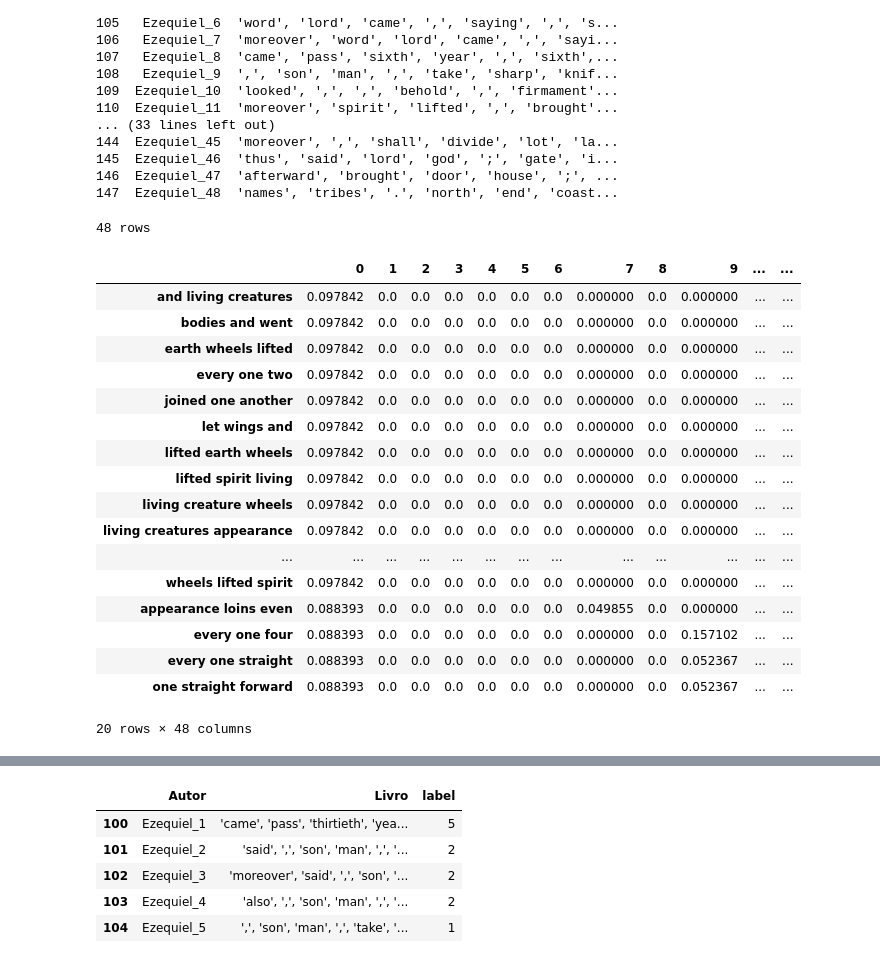
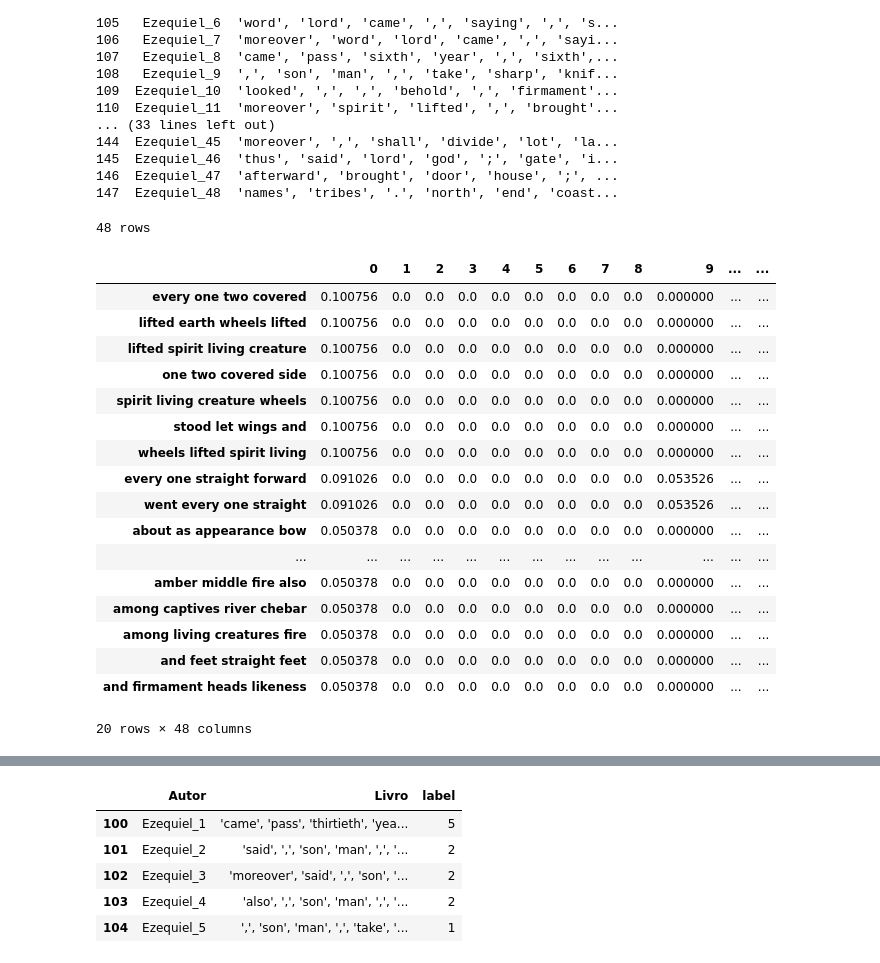
Before and after one commit to Bruno-cesar-dout/Versao_de_experimentos, a Jupyter notebook: Experimento_Ezequiel_Cap_por_Cap.ipynb, the cells around one changed output, grey strips where cells are left out. Saved outputs shown, nothing was run; the diff lists cells and outputs as text; code cells hidden in the pictures.

```diff
--- a/Experimento_Ezequiel_Cap_por_Cap.ipynb
+++ b/Experimento_Ezequiel_Cap_por_Cap.ipynb
@@ -211,33 +211,33 @@ print(df)
 # %%
 corpus = df['Livro'].tolist()
 # %%
-vectorizer = TfidfVectorizer(ngram_range=(3,3))
+vectorizer = TfidfVectorizer(ngram_range=(4,4))
 X = vectorizer.fit_transform(corpus)
 tf_idf = pd.DataFrame(data = X.toarray(), columns=vectorizer.get_feature_names())
 
 final_df = tf_idf
 
 print("{} rows".format(final_df.shape[0]))
 final_df.T.nlargest(20, 0)
 # %% [output]
 48 rows
 |  | 0 | 1 | 2 | 3 | 4 | 5 | 6 | 7 | 8 | 9 | ... | ... |
-| and living creatures | 0.097842 | 0.0 | 0.0 | 0.0 | 0.0 | 0.0 | 0.0 | 0.000000 | 0.0 | 0.000000 | ... | ... |
-| bodies and went | 0.097842 | 0.0 | 0.0 | 0.0 | 0.0 | 0.0 | 0.0 | 0.000000 | 0.0 | 0.000000 | ... | ... |
-| earth wheels lifted | 0.097842 | 0.0 | 0.0 | 0.0 | 0.0 | 0.0 | 0.0 | 0.000000 | 0.0 | 0.000000 | ... | ... |
-| every one two | 0.097842 | 0.0 | 0.0 | 0.0 | 0.0 | 0.0 | 0.0 | 0.000000 | 0.0 | 0.000000 | ... | ... |
-| joined one another | 0.097842 | 0.0 | 0.0 | 0.0 | 0.0 | 0.0 | 0.0 | 0.000000 | 0.0 | 0.000000 | ... | ... |
-| let wings and | 0.097842 | 0.0 | 0.0 | 0.0 | 0.0 | 0.0 | 0.0 | 0.000000 | 0.0 | 0.000000 | ... | ... |
-| lifted earth wheels | 0.097842 | 0.0 | 0.0 | 0.0 | 0.0 | 0.0 | 0.0 | 0.000000 | 0.0 | 0.000000 | ... | ... |
-| lifted spirit living | 0.097842 | 0.0 | 0.0 | 0.0 | 0.0 | 0.0 | 0.0 | 0.000000 | 0.0 | 0.000000 | ... | ... |
-| living creature wheels | 0.097842 | 0.0 | 0.0 | 0.0 | 0.0 | 0.0 | 0.0 | 0.000000 | 0.0 | 0.000000 | ... | ... |
-| living creatures appearance | 0.097842 | 0.0 | 0.0 | 0.0 | 0.0 | 0.0 | 0.0 | 0.000000 | 0.0 | 0.000000 | ... | ... |
+| every one two covered | 0.100756 | 0.0 | 0.0 | 0.0 | 0.0 | 0.0 | 0.0 | 0.0 | 0.0 | 0.000000 | ... | ... |
+| lifted earth wheels lifted | 0.100756 | 0.0 | 0.0 | 0.0 | 0.0 | 0.0 | 0.0 | 0.0 | 0.0 | 0.000000 | ... | ... |
+| lifted spirit living creature | 0.100756 | 0.0 | 0.0 | 0.0 | 0.0 | 0.0 | 0.0 | 0.0 | 0.0 | 0.000000 | ... | ... |
+| one two covered side | 0.100756 | 0.0 | 0.0 | 0.0 | 0.0 | 0.0 | 0.0 | 0.0 | 0.0 | 0.000000 | ... | ... |
+| spirit living creature wheels | 0.100756 | 0.0 | 0.0 | 0.0 | 0.0 | 0.0 | 0.0 | 0.0 | 0.0 | 0.000000 | ... | ... |
+| stood let wings and | 0.100756 | 0.0 | 0.0 | 0.0 | 0.0 | 0.0 | 0.0 | 0.0 | 0.0 | 0.000000 | ... | ... |
+| wheels lifted spirit living | 0.100756 | 0.0 | 0.0 | 0.0 | 0.0 | 0.0 | 0.0 | 0.0 | 0.0 | 0.000000 | ... | ... |
+| every one straight forward | 0.091026 | 0.0 | 0.0 | 0.0 | 0.0 | 0.0 | 0.0 | 0.0 | 0.0 | 0.053526 | ... | ... |
+| went every one straight | 0.091026 | 0.0 | 0.0 | 0.0 | 0.0 | 0.0 | 0.0 | 0.0 | 0.0 | 0.053526 | ... | ... |
+| about as appearance bow | 0.050378 | 0.0 | 0.0 | 0.0 | 0.0 | 0.0 | 0.0 | 0.0 | 0.0 | 0.000000 | ... | ... |
 | ... | ... | ... | ... | ... | ... | ... | ... | ... | ... | ... | ... | ... |
-| wheels lifted spirit | 0.097842 | 0.0 | 0.0 | 0.0 | 0.0 | 0.0 | 0.0 | 0.000000 | 0.0 | 0.000000 | ... | ... |
-| appearance loins even | 0.088393 | 0.0 | 0.0 | 0.0 | 0.0 | 0.0 | 0.0 | 0.049855 | 0.0 | 0.000000 | ... | ... |
-| every one four | 0.088393 | 0.0 | 0.0 | 0.0 | 0.0 | 0.0 | 0.0 | 0.000000 | 0.0 | 0.157102 | ... | ... |
-| every one straight | 0.088393 | 0.0 | 0.0 | 0.0 | 0.0 | 0.0 | 0.0 | 0.000000 | 0.0 | 0.052367 | ... | ... |
-| one straight forward | 0.088393 | 0.0 | 0.0 | 0.0 | 0.0 | 0.0 | 0.0 | 0.000000 | 0.0 | 0.052367 | ... | ... |
+| amber middle fire also | 0.050378 | 0.0 | 0.0 | 0.0 | 0.0 | 0.0 | 0.0 | 0.0 | 0.0 | 0.000000 | ... | ... |
+| among captives river chebar | 0.050378 | 0.0 | 0.0 | 0.0 | 0.0 | 0.0 | 0.0 | 0.0 | 0.0 | 0.000000 | ... | ... |
+| among living creatures fire | 0.050378 | 0.0 | 0.0 | 0.0 | 0.0 | 0.0 | 0.0 | 0.0 | 0.0 | 0.000000 | ... | ... |
+| and feet straight feet | 0.050378 | 0.0 | 0.0 | 0.0 | 0.0 | 0.0 | 0.0 | 0.0 | 0.0 | 0.000000 | ... | ... |
+| and firmament heads likeness | 0.050378 | 0.0 | 0.0 | 0.0 | 0.0 | 0.0 | 0.0 | 0.0 | 0.0 | 0.000000 | ... | ... |
 20 rows × 48 columns
 # %%
 def run_KMeans(max_k, data):
```
Also changed, not shown: parts of 5 cells of this notebook.
